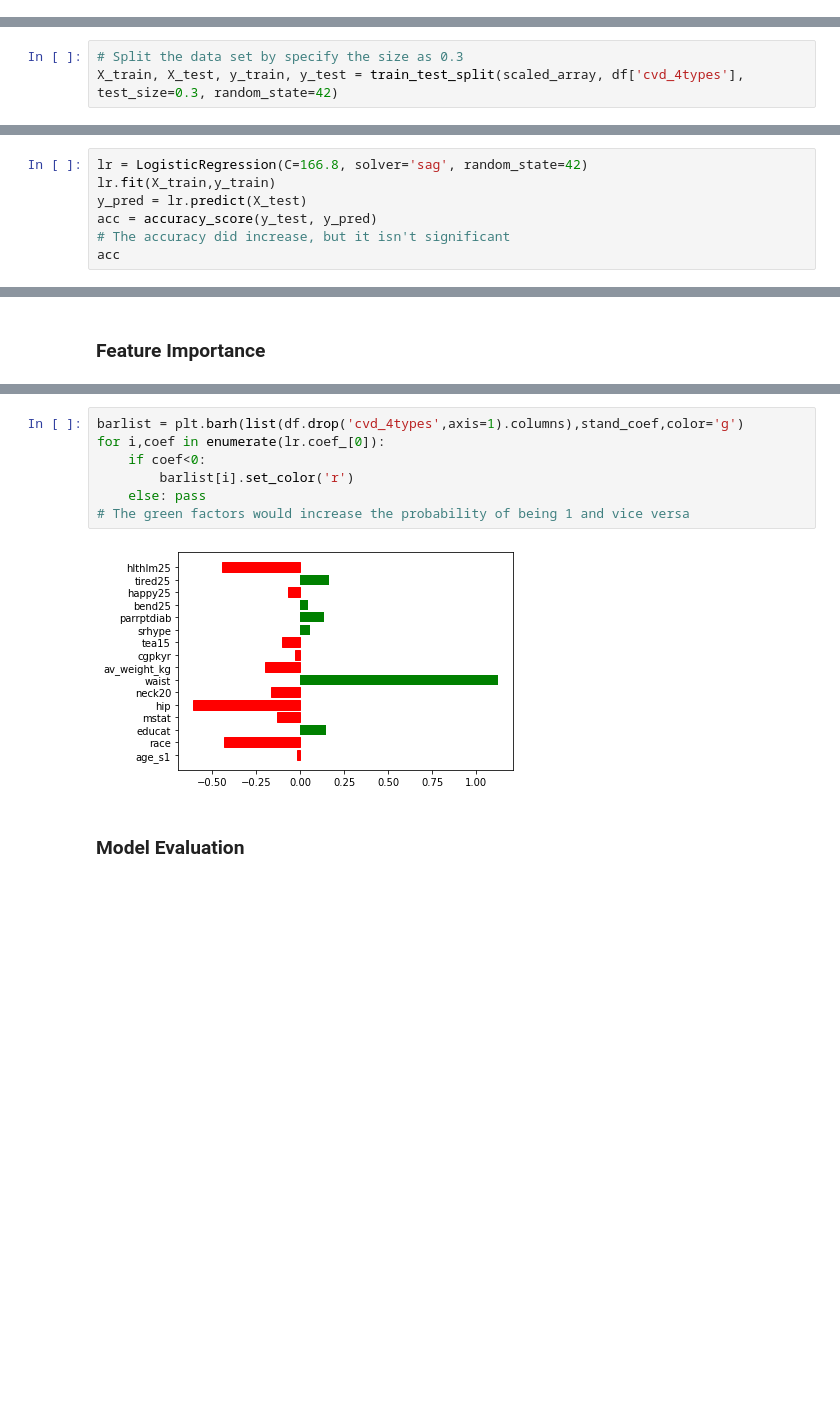
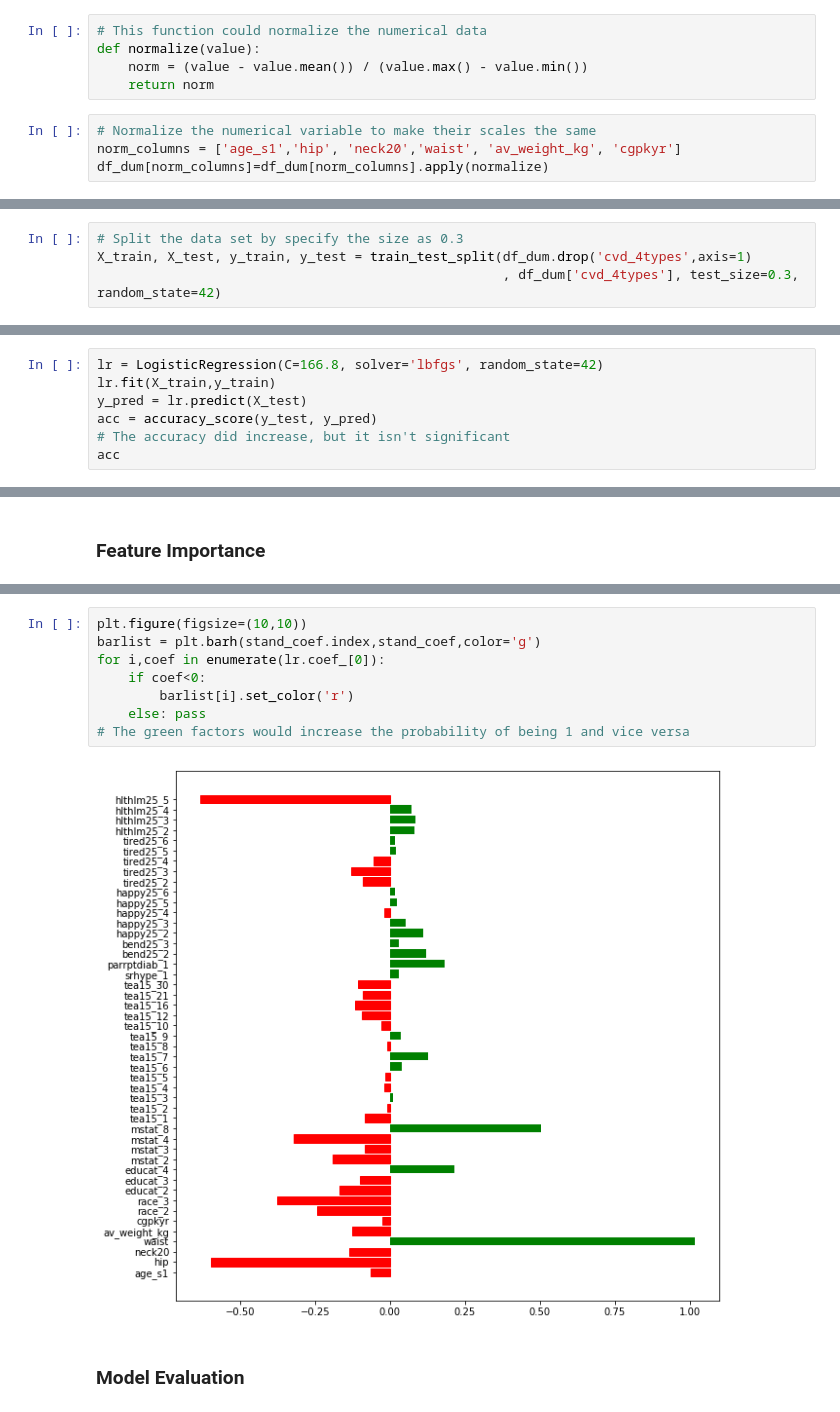
Before and after one commit to wujj0326/BSAN6070-CA-WU, a Jupyter notebook: CA05/CA05_LR_KNN_Models.ipynb, the cells around one changed output, grey strips where cells are left out. Cells and saved outputs as stored; diff of their text form; blank space fills up the shorter version.

```diff
--- a/CA05/CA05_LR_KNN_Models.ipynb
+++ b/CA05/CA05_LR_KNN_Models.ipynb
@@ -37,0 +71,9 @@ scaled_array = min_max_scaler.fit_transform(df.drop('cvd_4types',axis=1))
+# %%
+# This function could normalize the numerical data
+def normalize(value):
+    norm = (value - value.mean()) / (value.max() - value.min())
+    return norm
+# %%
+# Normalize the numerical variable to make their scales the same
+norm_columns = ['age_s1','hip', 'neck20','waist', 'av_weight_kg', 'cgpkyr']
+df_dum[norm_columns]=df_dum[norm_columns].apply(normalize)
@@ -38,6 +90,7 @@ scaled_array = min_max_scaler.fit_transform(df.drop('cvd_4types',axis=1))
 # %%
 # Split the data set by specify the size as 0.3
-X_train, X_test, y_train, y_test = train_test_split(scaled_array, df['cvd_4types'], test_size=0.3, random_state=42)
+X_train, X_test, y_train, y_test = train_test_split(df_dum.drop('cvd_4types',axis=1)
+                                                    , df_dum['cvd_4types'], test_size=0.3, random_state=42)
 # %% [markdown]
 ### Train the model without specify the hyperparameters
 # %%
@@ -75,7 +128,7 @@ Best C: 166.81005372000593
 # %% [markdown]
 ### Re-train the model
 # %%
-lr = LogisticRegression(C=166.8, solver='sag', random_state=42)
+lr = LogisticRegression(C=166.8, solver='lbfgs', random_state=42)
 lr.fit(X_train,y_train)
 y_pred = lr.predict(X_test)
 acc = accuracy_score(y_test, y_pred)
@@ -95,12 +162,13 @@ print(stand_coef)
 # %%
-barlist = plt.barh(list(df.drop('cvd_4types',axis=1).columns),stand_coef,color='g')
+plt.figure(figsize=(10,10))
+barlist = plt.barh(stand_coef.index,stand_coef,color='g')
 for i,coef in enumerate(lr.coef_[0]):
     if coef<0:
         barlist[i].set_color('r')
     else: pass
 # The green factors would increase the probability of being 1 and vice versa
 # %% [output]
-[figure, old version]
+[figure, new version]
 # %% [markdown]
 ### Model Evaluation
 # %%
```
Also changed, not shown: parts of 14 cells of this notebook, 1 other file.
